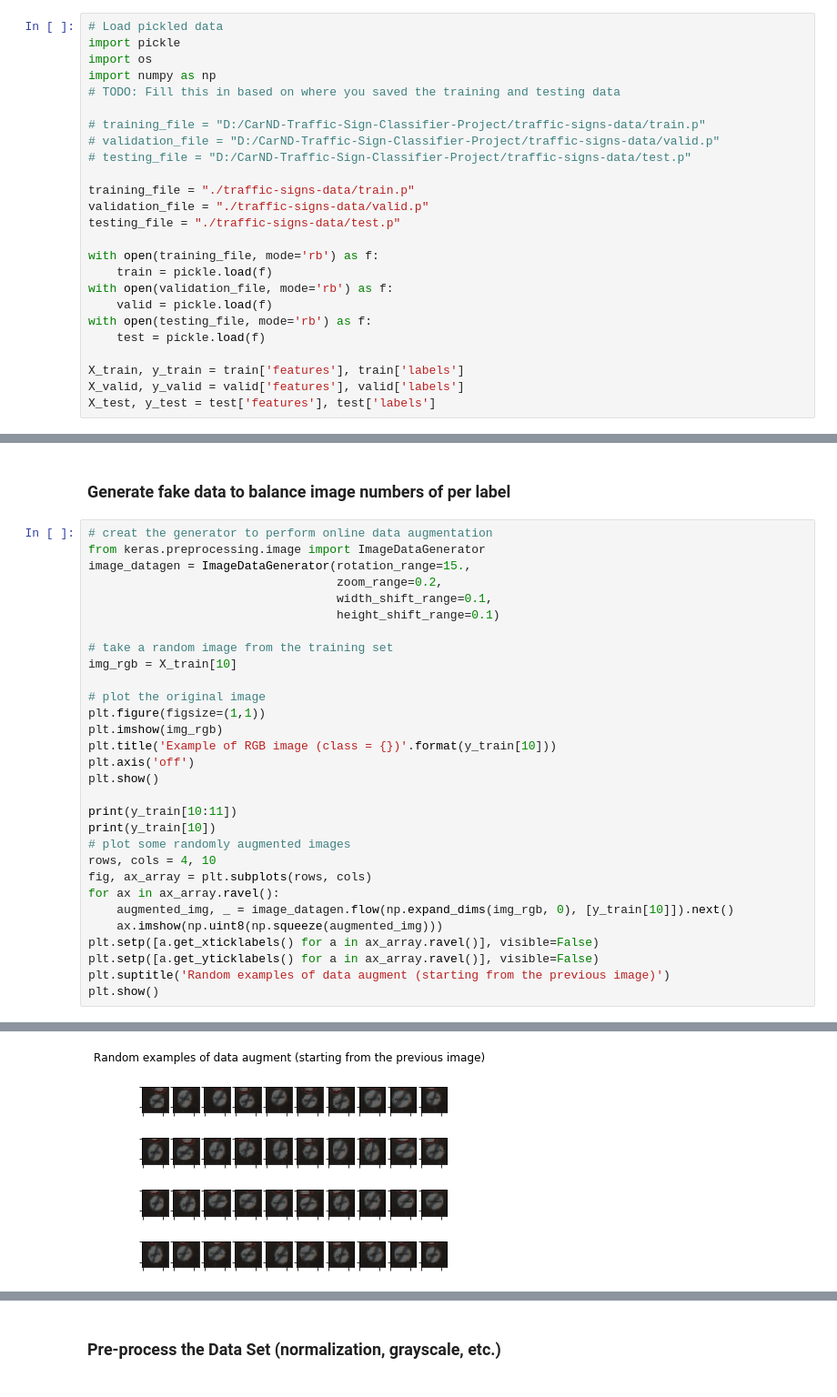
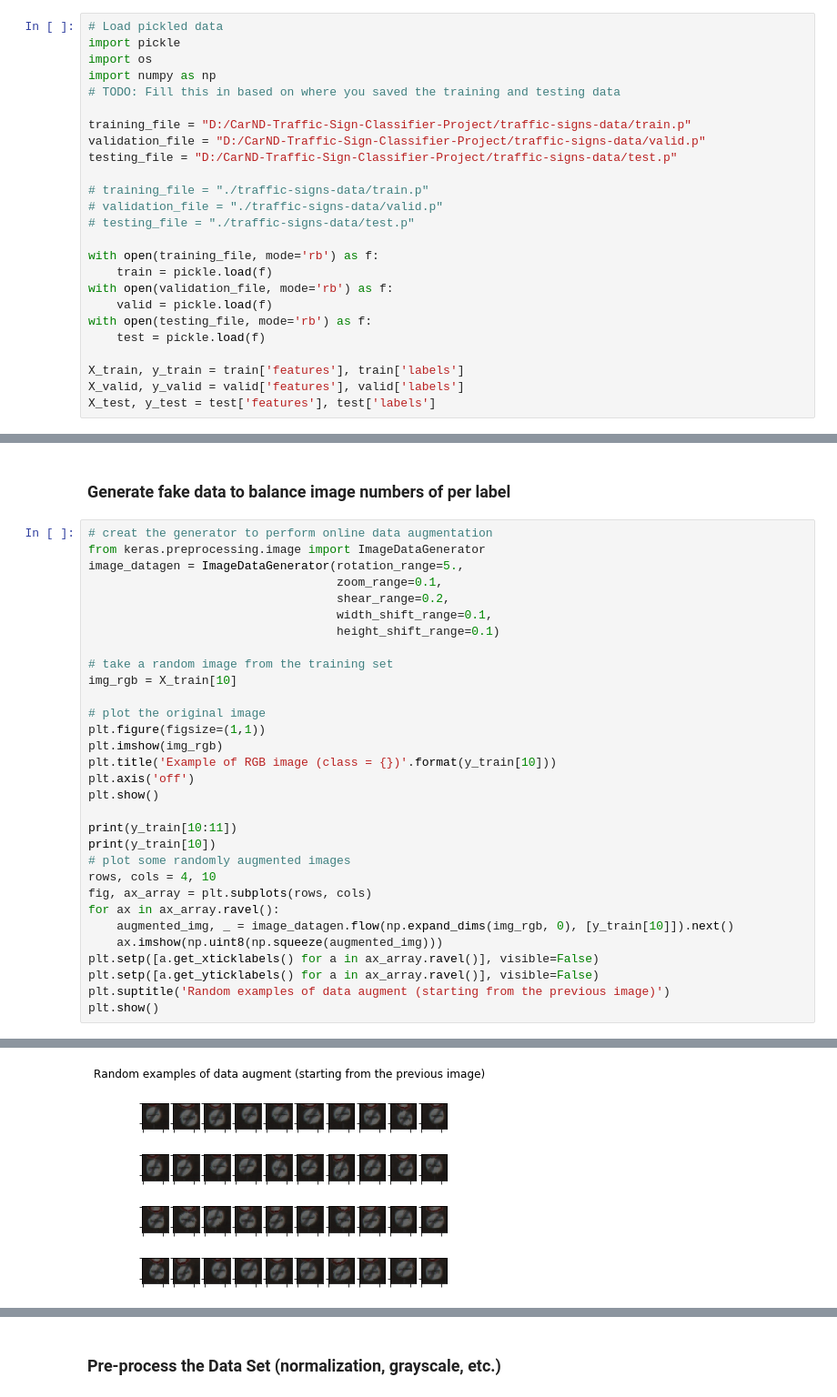
Before and after one commit to HairanWu/CarND-Traffic-Sign-Classifier-Project, a Jupyter notebook: Traffic_Sign_Classifier.ipynb, the cells around one changed output, grey strips where cells are left out. Shown: that part at 91% size. Drawn from its saved outputs; the diff is of its cells as text.

```diff
--- a/Traffic_Sign_Classifier.ipynb
+++ b/Traffic_Sign_Classifier.ipynb
@@ -26,13 +26,13 @@ import os
 import numpy as np
 # TODO: Fill this in based on where you saved the training and testing data
 
-# training_file = "D:/CarND-Traffic-Sign-Classifier-Project/traffic-signs-data/train.p"
-# validation_file = "D:/CarND-Traffic-Sign-Classifier-Project/traffic-signs-data/valid.p"
-# testing_file = "D:/CarND-Traffic-Sign-Classifier-Project/traffic-signs-data/test.p"
+training_file = "D:/CarND-Traffic-Sign-Classifier-Project/traffic-signs-data/train.p"
+validation_file = "D:/CarND-Traffic-Sign-Classifier-Project/traffic-signs-data/valid.p"
+testing_file = "D:/CarND-Traffic-Sign-Classifier-Project/traffic-signs-data/test.p"
 
-training_file = "./traffic-signs-data/train.p"
-validation_file = "./traffic-signs-data/valid.p"
-testing_file = "./traffic-signs-data/test.p"
+# training_file = "./traffic-signs-data/train.p"
+# validation_file = "./traffic-signs-data/valid.p"
+# testing_file = "./traffic-signs-data/test.p"
 
 with open(training_file, mode='rb') as f:
     train = pickle.load(f)
@@ -173,39 +182,40 @@ Here is an example of a [published baseline model on this problem](http://yann.l
 # %%
 # creat the generator to perform online data augmentation
 from keras.preprocessing.image import ImageDataGenerator
-image_datagen = ImageDataGenerator(rotation_range=15.,
-                                   zoom_range=0.2,
+image_datagen = ImageDataGenerator(rotation_range=5.,
+                                   zoom_range=0.1,
+                                   shear_range=0.2,
                                    width_shift_range=0.1,
                                    height_shift_range=0.1)
 
 # take a random image from the training set
 img_rgb = X_train[10]
 
 # plot the original image
 plt.figure(figsize=(1,1))
 plt.imshow(img_rgb)
 plt.title('Example of RGB image (class = {})'.format(y_train[10]))
 plt.axis('off')
 plt.show()
 
 print(y_train[10:11])
 print(y_train[10])
 # plot some randomly augmented images
 rows, cols = 4, 10
 fig, ax_array = plt.subplots(rows, cols)
 for ax in ax_array.ravel():
     augmented_img, _ = image_datagen.flow(np.expand_dims(img_rgb, 0), [y_train[10]]).next()
     ax.imshow(np.uint8(np.squeeze(augmented_img)))
 plt.setp([a.get_xticklabels() for a in ax_array.ravel()], visible=False)
 plt.setp([a.get_yticklabels() for a in ax_array.ravel()], visible=False)
 plt.suptitle('Random examples of data augment (starting from the previous image)')
 plt.show()
 # %% [output]
 Using TensorFlow backend.
 [figure]
 [41]
 41
-[figure, old version]
+[figure, new version]
 # %%
 def gen_class_images(images,lables,sumclass):
     for class_n in range(0,sumclass):
```
Also changed, not shown: parts of 15 cells of this notebook, 5 other files.
